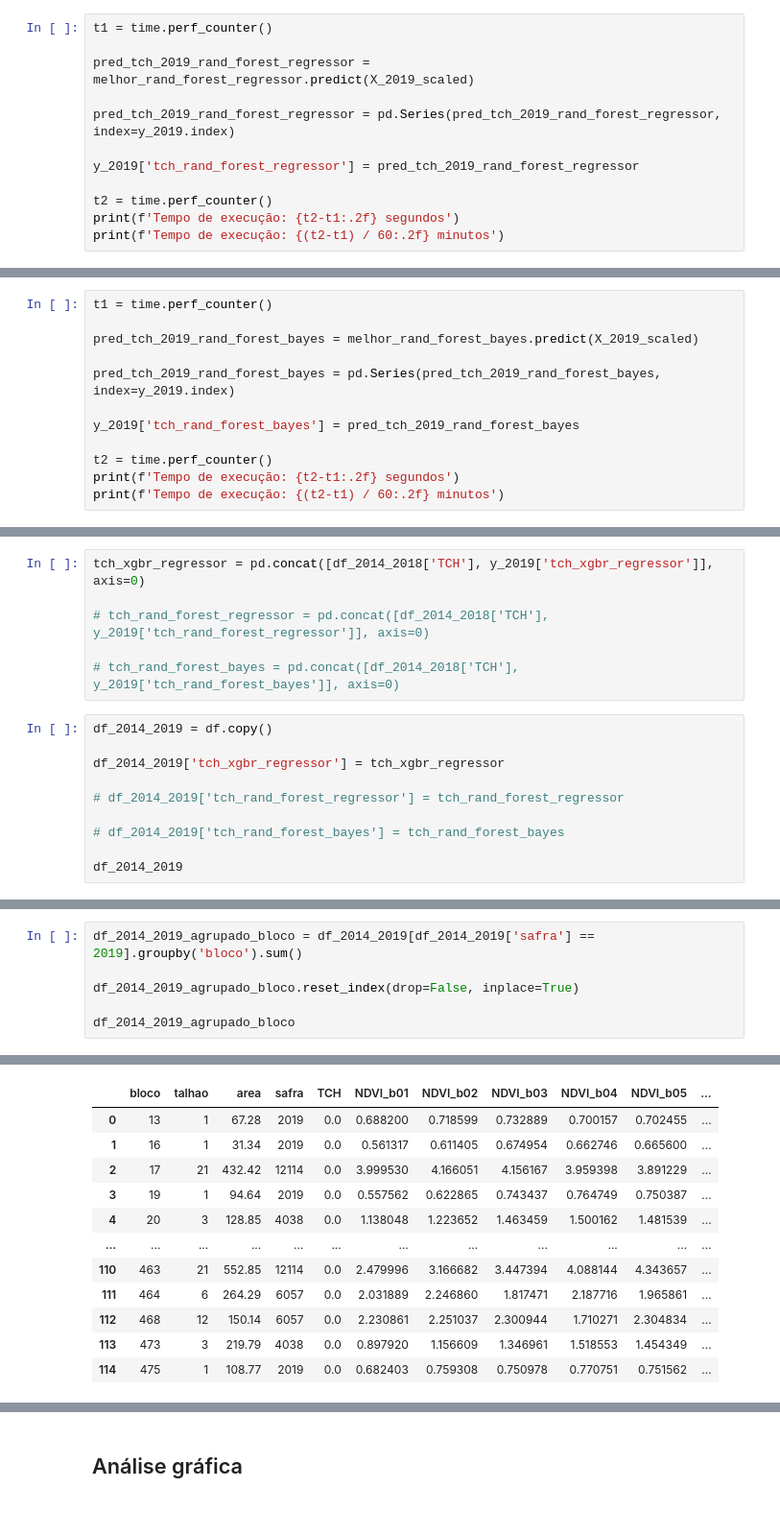
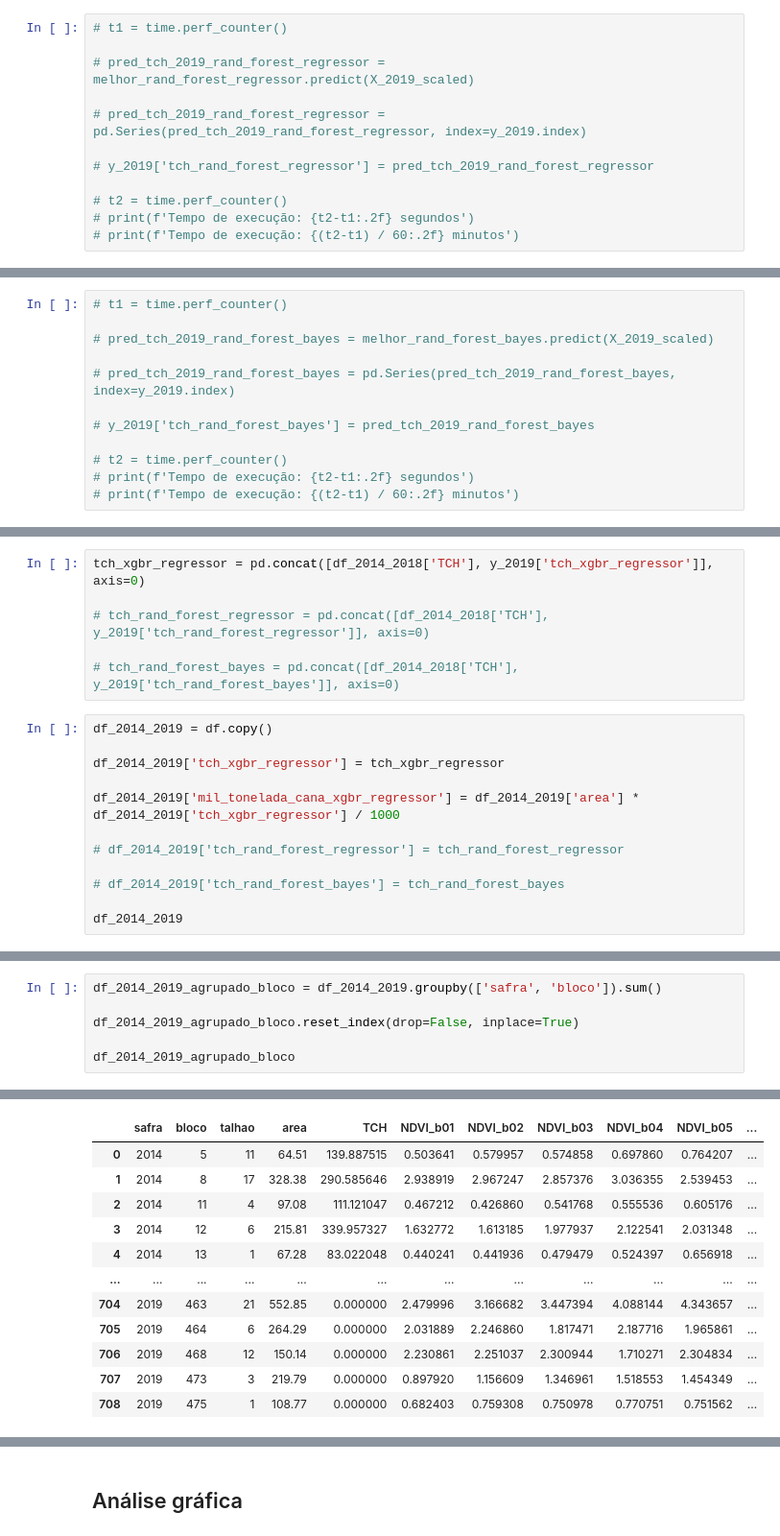
Before and after one commit to victorpecine/teste_ubirata, a Jupyter notebook: teste_ubirata_2.ipynb, the cells around one changed output, grey strips where cells are left out. Shown at 96% size. Saved outputs shown, nothing was run; the diff lists cells and outputs as text.

```diff
--- a/teste_ubirata_2.ipynb
+++ b/teste_ubirata_2.ipynb
@@ -1265,14 +1395,14 @@ fig.update_layout(height=400,
 # %% [markdown]
 ### Pred TCH 2019
 # %%
-t1 = time.perf_counter()
+# t1 = time.perf_counter()
 
-pred_tch_2019_rand_forest_regressor = melhor_rand_forest_regressor.predict(X_2019_scaled)
+# pred_tch_2019_rand_forest_regressor = melhor_rand_forest_regressor.predict(X_2019_scaled)
 
-pred_tch_2019_rand_forest_regressor = pd.Series(pred_tch_2019_rand_forest_regressor, index=y_2019.index)
+# pred_tch_2019_rand_forest_regressor = pd.Series(pred_tch_2019_rand_forest_regressor, index=y_2019.index)
 
-y_2019['tch_rand_forest_regressor'] = pred_tch_2019_rand_forest_regressor
+# y_2019['tch_rand_forest_regressor'] = pred_tch_2019_rand_forest_regressor
 
-t2 = time.perf_counter()
-print(f'Tempo de execução: {t2-t1:.2f} segundos')
-print(f'Tempo de execução: {(t2-t1) / 60:.2f} minutos')
+# t2 = time.perf_counter()
+# print(f'Tempo de execução: {t2-t1:.2f} segundos')
+# print(f'Tempo de execução: {(t2-t1) / 60:.2f} minutos')
@@ -1447,14 +1561,14 @@ fig.update_layout(height=400,
 # %% [markdown]
 ### Pred TCH 2019
 # %%
-t1 = time.perf_counter()
+# t1 = time.perf_counter()
 
-pred_tch_2019_rand_forest_bayes = melhor_rand_forest_bayes.predict(X_2019_scaled)
+# pred_tch_2019_rand_forest_bayes = melhor_rand_forest_bayes.predict(X_2019_scaled)
 
-pred_tch_2019_rand_forest_bayes = pd.Series(pred_tch_2019_rand_forest_bayes, index=y_2019.index)
+# pred_tch_2019_rand_forest_bayes = pd.Series(pred_tch_2019_rand_forest_bayes, index=y_2019.index)
 
-y_2019['tch_rand_forest_bayes'] = pred_tch_2019_rand_forest_bayes
+# y_2019['tch_rand_forest_bayes'] = pred_tch_2019_rand_forest_bayes
 
-t2 = time.perf_counter()
-print(f'Tempo de execução: {t2-t1:.2f} segundos')
-print(f'Tempo de execução: {(t2-t1) / 60:.2f} minutos')
+# t2 = time.perf_counter()
+# print(f'Tempo de execução: {t2-t1:.2f} segundos')
+# print(f'Tempo de execução: {(t2-t1) / 60:.2f} minutos')
@@ -1474,6 +1586,8 @@ tch_xgbr_regressor = pd.concat([df_2014_2018['TCH'], y_2019['tch_xgbr_regressor'
 df_2014_2019 = df.copy()
 
 df_2014_2019['tch_xgbr_regressor'] = tch_xgbr_regressor
+
+df_2014_2019['mil_tonelada_cana_xgbr_regressor'] = df_2014_2019['area'] * df_2014_2019['tch_xgbr_regressor'] / 1000
 
 # df_2014_2019['tch_rand_forest_regressor'] = tch_rand_forest_regressor
 
@@ -1497,20 +1611,20 @@ df_2014_2019
 # %%
-df_2014_2019_agrupado_bloco = df_2014_2019[df_2014_2019['safra'] == 2019].groupby('bloco').sum()
+df_2014_2019_agrupado_bloco = df_2014_2019.groupby(['safra', 'bloco']).sum()
 
 df_2014_2019_agrupado_bloco.reset_index(drop=False, inplace=True)
 
 df_2014_2019_agrupado_bloco
 # %% [output]
 The default value of numeric_only in DataFrameGroupBy.sum is deprecated. In a future version, numeric_only will default to False. Either specify numeric_only or select only columns which should be val ...
-|  | bloco | talhao | area | safra | TCH | NDVI_b01 | NDVI_b02 | NDVI_b03 | NDVI_b04 | NDVI_b05 | ... |
-| 0 | 13 | 1 | 67.28 | 2019 | 0.0 | 0.688200 | 0.718599 | 0.732889 | 0.700157 | 0.702455 | ... |
-| 1 | 16 | 1 | 31.34 | 2019 | 0.0 | 0.561317 | 0.611405 | 0.674954 | 0.662746 | 0.665600 | ... |
-| 2 | 17 | 21 | 432.42 | 12114 | 0.0 | 3.999530 | 4.166051 | 4.156167 | 3.959398 | 3.891229 | ... |
-| 3 | 19 | 1 | 94.64 | 2019 | 0.0 | 0.557562 | 0.622865 | 0.743437 | 0.764749 | 0.750387 | ... |
-| 4 | 20 | 3 | 128.85 | 4038 | 0.0 | 1.138048 | 1.223652 | 1.463459 | 1.500162 | 1.481539 | ... |
+|  | safra | bloco | talhao | area | TCH | NDVI_b01 | NDVI_b02 | NDVI_b03 | NDVI_b04 | NDVI_b05 | ... |
+| 0 | 2014 | 5 | 11 | 64.51 | 139.887515 | 0.503641 | 0.579957 | 0.574858 | 0.697860 | 0.764207 | ... |
+| 1 | 2014 | 8 | 17 | 328.38 | 290.585646 | 2.938919 | 2.967247 | 2.857376 | 3.036355 | 2.539453 | ... |
+| 2 | 2014 | 11 | 4 | 97.08 | 111.121047 | 0.467212 | 0.426860 | 0.541768 | 0.555536 | 0.605176 | ... |
+| 3 | 2014 | 12 | 6 | 215.81 | 339.957327 | 1.632772 | 1.613185 | 1.977937 | 2.122541 | 2.031348 | ... |
+| 4 | 2014 | 13 | 1 | 67.28 | 83.022048 | 0.440241 | 0.441936 | 0.479479 | 0.524397 | 0.656918 | ... |
 | ... | ... | ... | ... | ... | ... | ... | ... | ... | ... | ... | ... |
-| 110 | 463 | 21 | 552.85 | 12114 | 0.0 | 2.479996 | 3.166682 | 3.447394 | 4.088144 | 4.343657 | ... |
-| 111 | 464 | 6 | 264.29 | 6057 | 0.0 | 2.031889 | 2.246860 | 1.817471 | 2.187716 | 1.965861 | ... |
-| 112 | 468 | 12 | 150.14 | 6057 | 0.0 | 2.230861 | 2.251037 | 2.300944 | 1.710271 | 2.304834 | ... |
-| 113 | 473 | 3 | 219.79 | 4038 | 0.0 | 0.897920 | 1.156609 | 1.346961 | 1.518553 | 1.454349 | ... |
-| 114 | 475 | 1 | 108.77 | 2019 | 0.0 | 0.682403 | 0.759308 | 0.750978 | 0.770751 | 0.751562 | ... |
+| 704 | 2019 | 463 | 21 | 552.85 | 0.000000 | 2.479996 | 3.166682 | 3.447394 | 4.088144 | 4.343657 | ... |
+| 705 | 2019 | 464 | 6 | 264.29 | 0.000000 | 2.031889 | 2.246860 | 1.817471 | 2.187716 | 1.965861 | ... |
+| 706 | 2019 | 468 | 12 | 150.14 | 0.000000 | 2.230861 | 2.251037 | 2.300944 | 1.710271 | 2.304834 | ... |
+| 707 | 2019 | 473 | 3 | 219.79 | 0.000000 | 0.897920 | 1.156609 | 1.346961 | 1.518553 | 1.454349 | ... |
+| 708 | 2019 | 475 | 1 | 108.77 | 0.000000 | 0.682403 | 0.759308 | 0.750978 | 0.770751 | 0.751562 | ... |
```
Also changed, not shown: parts of 33 cells of this notebook.
